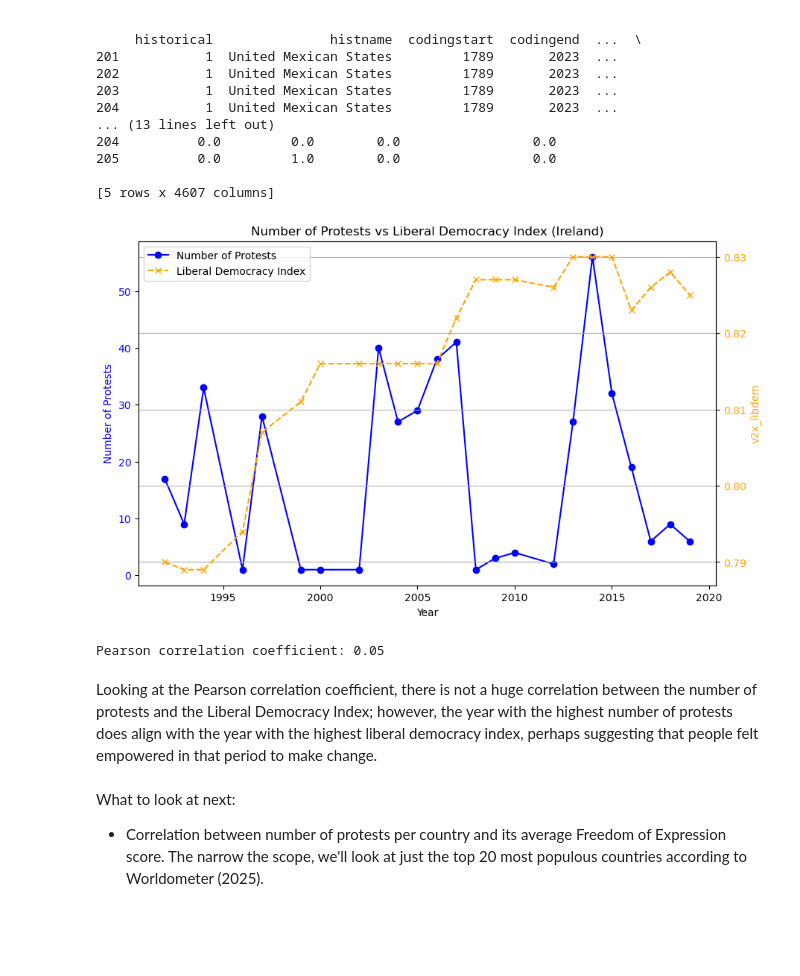
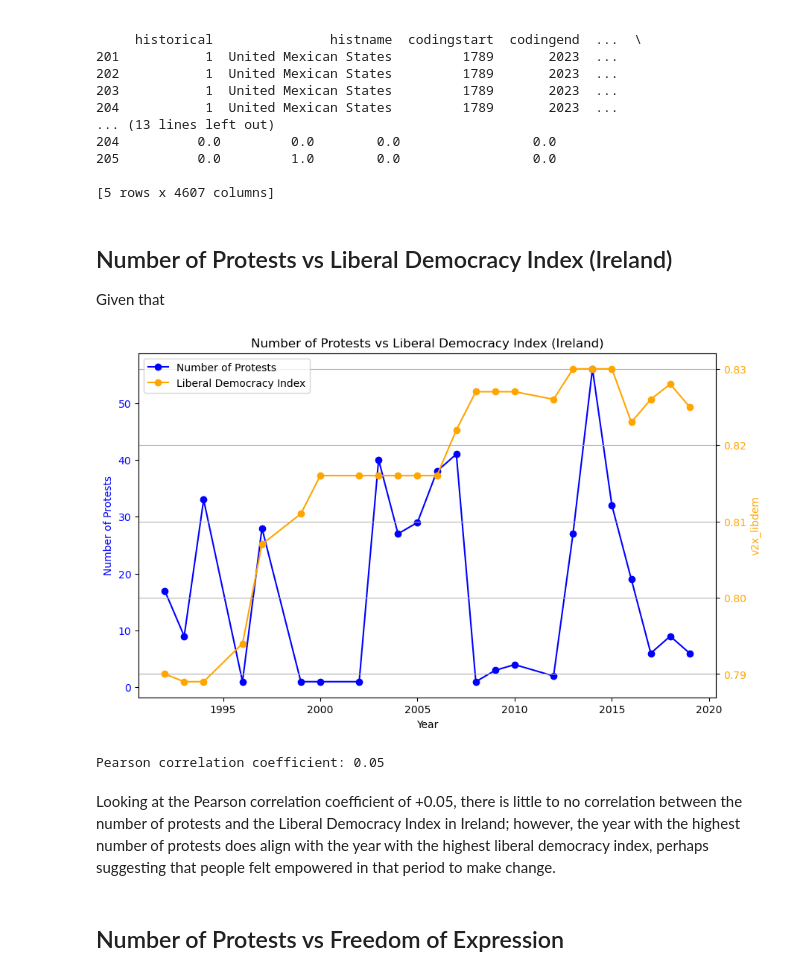
Before and after one commit to MylesHenehan/pfda, a Jupyter notebook: project/project.ipynb, the cells around one changed output. Cells and saved outputs as stored; diff of their text form; code cells hidden in the pictures; blank space fills up the shorter version.

```diff
--- a/project/project.ipynb
+++ b/project/project.ipynb
@@ -355,13 +340,15 @@ print(vdem_df.head())
 205          0.0         1.0        0.0                 0.0
 
 [5 rows x 4607 columns]
+# %% [markdown]
+## Number of Protests vs Liberal Democracy Index (Ireland)
+Given that
 # %%
-ireland_vdem = vdem_df[vdem_df['country_name'] == 'Ireland']
-
-ireland_vdem = ireland_vdem[['year', 'v2x_libdem']]
+vdem_ie = vdem_df[vdem_df['country_name'] == 'Ireland']
+vdem_ie = vdem_ie[['year', 'v2x_libdem']]
 
 # Merge datasets on 'year'
-merged_df = pd.merge(protests_per_year_ie, ireland_vdem, on='year', how='inner')
+merged_df = pd.merge(protests_per_year_ie, vdem_ie, on='year', how='inner')
 
 # Plot the data
 fig, ax1 = plt.subplots(figsize=(10, 6))
@@ -374,45 +361,40 @@ ax1.plot(
     marker='o',
     label='Number of Protests'
 )
 ax1.set_xlabel('Year')
 ax1.set_ylabel('Number of Protests', color='blue')
 ax1.tick_params(axis='y', labelcolor='blue')
 
 # Create a secondary y-axis for v2x_libdem
 ax2 = ax1.twinx()
 ax2.plot(
     merged_df['year'],
     merged_df['v2x_libdem'],
     color='orange',
-    marker='x',
-    linestyle='--',
+    marker='o',
     label='Liberal Democracy Index'
 )
 ax2.set_ylabel('v2x_libdem', color='orange')
 ax2.tick_params(axis='y', labelcolor='orange')
 
 # Add title and grid
 plt.title('Number of Protests vs Liberal Democracy Index (Ireland)')
 plt.grid()
 
 # Combine legends from both axes
 lines1, labels1 = ax1.get_legend_handles_labels()
 lines2, labels2 = ax2.get_legend_handles_labels()
 plt.legend(lines1 + lines2, labels1 + labels2, loc='upper left')
 
 # Show plot
 plt.show()
+
+correlation = merged_df['num_protests'].corr(merged_df['v2x_libdem'])
+print(f"Pearson correlation coefficient: {correlation:.2f}")
 # %% [output]
-[figure, old version]
+[figure, new version]
+Pearson correlation coefficient: 0.05
-# %%
-# Calculate correlation between num_protests and v2x_libdem
-correlation = merged_df['num_protests'].corr(merged_df['v2x_libdem'])
-
-print(f"Pearson correlation coefficient: {correlation:.2f}")
-# %% [output]
-Pearson correlation coefficient: 0.05
 # %% [markdown]
-Looking at the Pearson correlation coefficient, there is not a huge correlation between the number of protests and the Liberal Democracy Index; however, the year with the highest number of protests does align with the year with the highest liberal democracy index, perhaps suggesting that people felt empowered in that period to make change.
+Looking at the Pearson correlation coefficient of +0.05, there is little to no correlation between the number of protests and the Liberal Democracy Index in Ireland; however, the year with the highest number of protests does align with the year with the highest liberal democracy index, perhaps suggesting that people felt empowered in that period to make change.
-# %% [markdown]
-What to look at next:
-- Correlation between number of protests per country and its average Freedom of Expression score. The narrow the scope, we'll look at just the top 20 most populous countries according to Worldometer (2025).
+# %% [markdown]
+## Number of Protests vs Freedom of Expression
```
Also changed, not shown: parts of 18 cells of this notebook.
